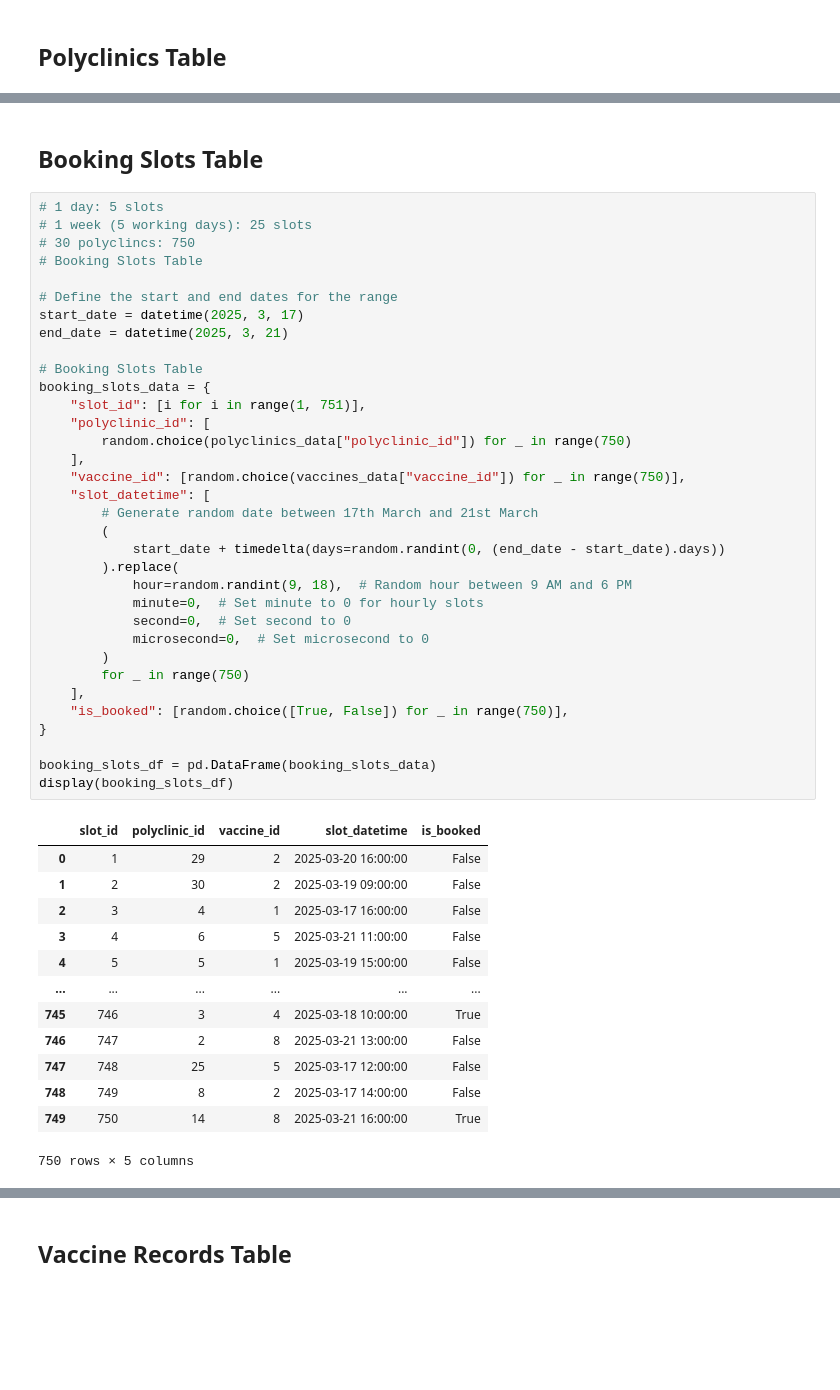
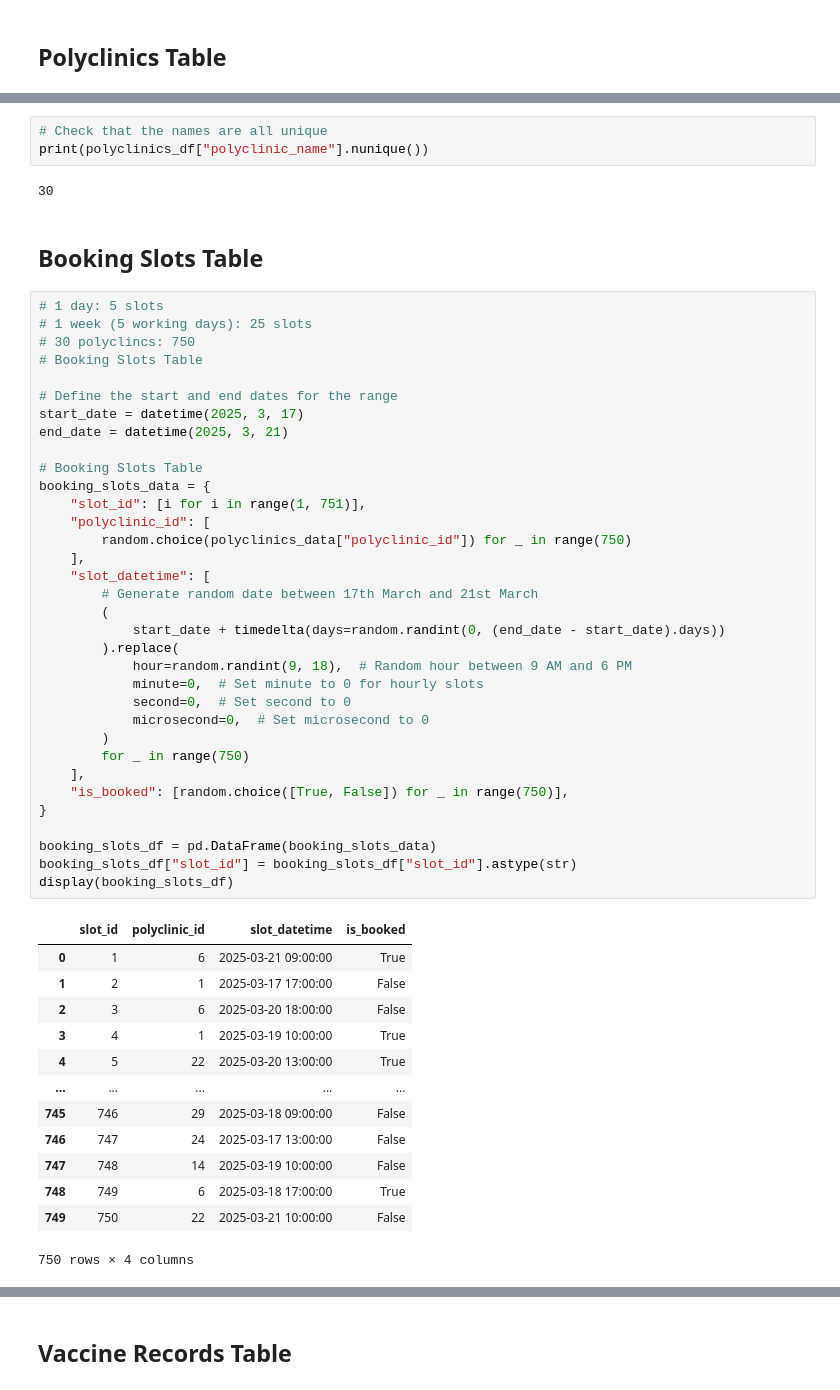
Before and after one commit to 0Upjh80d/agents, a Jupyter notebook: notebooks/genarate_database.ipynb, the cells around one changed output, grey strips where cells are left out. Saved outputs shown, nothing was run; the diff lists cells and outputs as text; blank space fills up the shorter version.

Commit message:
feat: updated table structure with ids in string

```diff
--- a/notebooks/genarate_database.ipynb
+++ b/notebooks/genarate_database.ipynb
@@ -114,3 +147,8 @@ display(polyclinics_df)
+# %%
+# Check that the names are all unique
+print(polyclinics_df["polyclinic_name"].nunique())
+# %% [output]
+30
 # %% [markdown]
 ## Booking Slots Table
 # %%
@@ -120,44 +158,44 @@ display(polyclinics_df)
 # Booking Slots Table
 
 # Define the start and end dates for the range
 start_date = datetime(2025, 3, 17)
 end_date = datetime(2025, 3, 21)
 
 # Booking Slots Table
 booking_slots_data = {
     "slot_id": [i for i in range(1, 751)],
     "polyclinic_id": [
         random.choice(polyclinics_data["polyclinic_id"]) for _ in range(750)
     ],
-    "vaccine_id": [random.choice(vaccines_data["vaccine_id"]) for _ in range(750)],
     "slot_datetime": [
         # Generate random date between 17th March and 21st March
         (
             start_date + timedelta(days=random.randint(0, (end_date - start_date).days))
         ).replace(
             hour=random.randint(9, 18),  # Random hour between 9 AM and 6 PM
             minute=0,  # Set minute to 0 for hourly slots
             second=0,  # Set second to 0
             microsecond=0,  # Set microsecond to 0
         )
         for _ in range(750)
     ],
     "is_booked": [random.choice([True, False]) for _ in range(750)],
 }
 
 booking_slots_df = pd.DataFrame(booking_slots_data)
+booking_slots_df["slot_id"] = booking_slots_df["slot_id"].astype(str)
 display(booking_slots_df)
 # %% [output]
-|  | slot_id | polyclinic_id | vaccine_id | slot_datetime | is_booked |
-| 0 | 1 | 29 | 2 | 2025-03-20 16:00:00 | False |
-| 1 | 2 | 30 | 2 | 2025-03-19 09:00:00 | False |
-| 2 | 3 | 4 | 1 | 2025-03-17 16:00:00 | False |
-| 3 | 4 | 6 | 5 | 2025-03-21 11:00:00 | False |
-| 4 | 5 | 5 | 1 | 2025-03-19 15:00:00 | False |
-| ... | ... | ... | ... | ... | ... |
-| 745 | 746 | 3 | 4 | 2025-03-18 10:00:00 | True |
-| 746 | 747 | 2 | 8 | 2025-03-21 13:00:00 | False |
-| 747 | 748 | 25 | 5 | 2025-03-17 12:00:00 | False |
-| 748 | 749 | 8 | 2 | 2025-03-17 14:00:00 | False |
-| 749 | 750 | 14 | 8 | 2025-03-21 16:00:00 | True |
+|  | slot_id | polyclinic_id | slot_datetime | is_booked |
+| 0 | 1 | 6 | 2025-03-21 09:00:00 | True |
+| 1 | 2 | 1 | 2025-03-17 17:00:00 | False |
+| 2 | 3 | 6 | 2025-03-20 18:00:00 | False |
+| 3 | 4 | 1 | 2025-03-19 10:00:00 | True |
+| 4 | 5 | 22 | 2025-03-20 13:00:00 | True |
+| ... | ... | ... | ... | ... |
+| 745 | 746 | 29 | 2025-03-18 09:00:00 | False |
+| 746 | 747 | 24 | 2025-03-17 13:00:00 | False |
+| 747 | 748 | 14 | 2025-03-19 10:00:00 | False |
+| 748 | 749 | 6 | 2025-03-18 17:00:00 | True |
+| 749 | 750 | 22 | 2025-03-21 10:00:00 | False |
-750 rows × 5 columns
+750 rows × 4 columns
```
Also changed, not shown: parts of 12 cells of this notebook.
